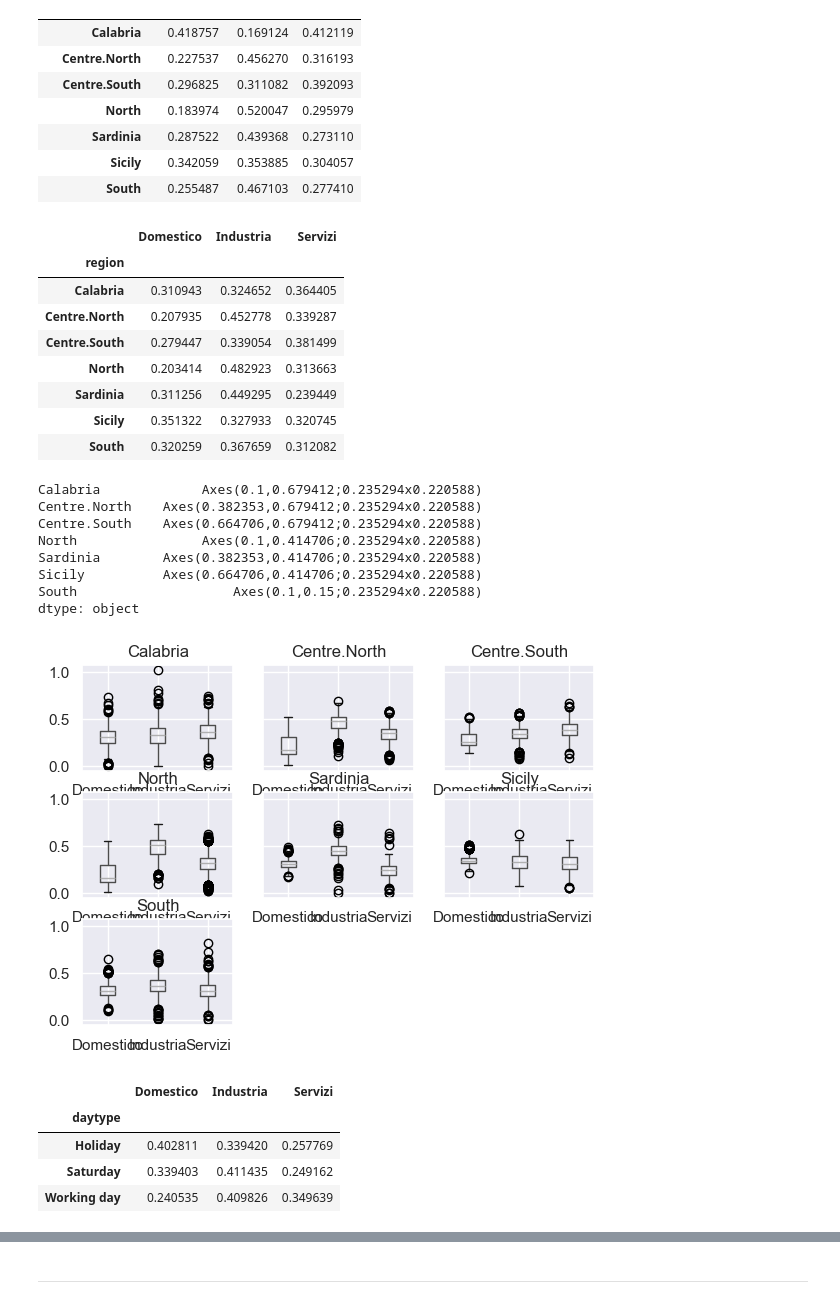
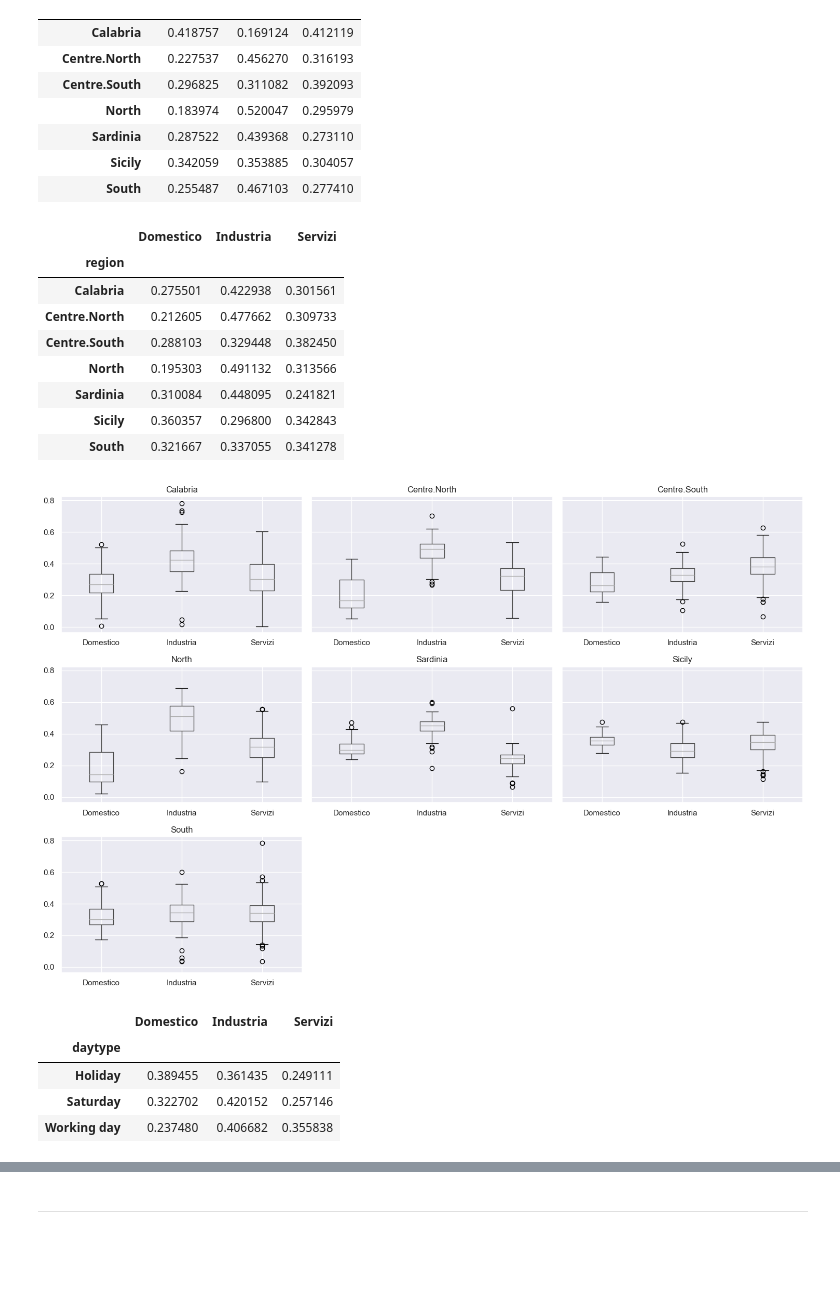
Before and after one commit to gkchln/load_bss, a Jupyter notebook: NMF.ipynb, the cells around one changed output, grey strips where cells are left out. Saved outputs shown, nothing was run; the diff lists cells and outputs as text; code cells hidden in the pictures; blank space fills up the shorter version.

Commit message:
Run NMF with 3 components separately per month and years

```diff
--- a/NMF.ipynb
+++ b/NMF.ipynb
@@ -28,6 +28,8 @@ def plot_components(H, ax=None, figsize=(10, 6), title='Components found by the
     ax.legend()
 
     return fig, ax
+# %%
+months = ['12']
 # %% [markdown]
 # Process data
 # %% [markdown]
@@ -46,6 +48,7 @@ input_df.head(3)
 # %%
 unit_info = input_df.index.str.extract(r'^(?P<region>[\w.]+)_(?P<year>\d{4})-(?P<month>\d{2})-\d{2}_(?P<daytype>[\w ]+)$').set_index(input_df.index)
 df = pd.concat([input_df, unit_info], axis=1)
+df = df[df.month.isin(months)]
 # df = df[(df.month == '10')&(df.daytype=='Working day')]
 print(len(df))
 df.head(3)
@@ -307,25 +310,18 @@ W_region
 # %% [output]
 |  | Domestico | Industria | Servizi |
 | region |  |  |  |
-| Calabria | 0.310943 | 0.324652 | 0.364405 |
-| Centre.North | 0.207935 | 0.452778 | 0.339287 |
-| Centre.South | 0.279447 | 0.339054 | 0.381499 |
-| North | 0.203414 | 0.482923 | 0.313663 |
-| Sardinia | 0.311256 | 0.449295 | 0.239449 |
-| Sicily | 0.351322 | 0.327933 | 0.320745 |
-| South | 0.320259 | 0.367659 | 0.312082 |
+| Calabria | 0.275501 | 0.422938 | 0.301561 |
+| Centre.North | 0.212605 | 0.477662 | 0.309733 |
+| Centre.South | 0.288103 | 0.329448 | 0.382450 |
+| North | 0.195303 | 0.491132 | 0.313566 |
+| Sardinia | 0.310084 | 0.448095 | 0.241821 |
+| Sicily | 0.360357 | 0.296800 | 0.342843 |
+| South | 0.321667 | 0.337055 | 0.341278 |
 # %%
-W.groupby('region')[['Domestico', 'Industria', 'Servizi']].boxplot()
+W.groupby('region')[['Domestico', 'Industria', 'Servizi']].boxplot(figsize=(15,10))
+plt.tight_layout()
 # %% [output]
-Calabria             Axes(0.1,0.679412;0.235294x0.220588)
-Centre.North    Axes(0.382353,0.679412;0.235294x0.220588)
-Centre.South    Axes(0.664706,0.679412;0.235294x0.220588)
-North                Axes(0.1,0.414706;0.235294x0.220588)
-Sardinia        Axes(0.382353,0.414706;0.235294x0.220588)
-Sicily          Axes(0.664706,0.414706;0.235294x0.220588)
-South                    Axes(0.1,0.15;0.235294x0.220588)
-dtype: object
-[figure, old version]
+[figure, new version]
 # %%
 W_daytype = W.groupby('daytype')[['Domestico', 'Industria', 'Servizi']].sum()
 W_daytype = W_daytype.div(W_daytype.sum(axis=1), axis=0)
@@ -333,9 +329,9 @@ W_daytype
 # %% [output]
 |  | Domestico | Industria | Servizi |
 | daytype |  |  |  |
-| Holiday | 0.402811 | 0.339420 | 0.257769 |
-| Saturday | 0.339403 | 0.411435 | 0.249162 |
-| Working day | 0.240535 | 0.409826 | 0.349639 |
+| Holiday | 0.389455 | 0.361435 | 0.249111 |
+| Saturday | 0.322702 | 0.420152 | 0.257146 |
+| Working day | 0.237480 | 0.406682 | 0.355838 |
 # %%
 W_daytype = W[W['daytype'] == 'Working day'].groupby(['region', 'month'])[['Domestico', 'Industria', 'Servizi']].sum()
 W_daytype = W_daytype.div(W_daytype.sum(axis=1), axis=0).round(2)
```
Also changed, not shown: parts of 18 cells of this notebook.
